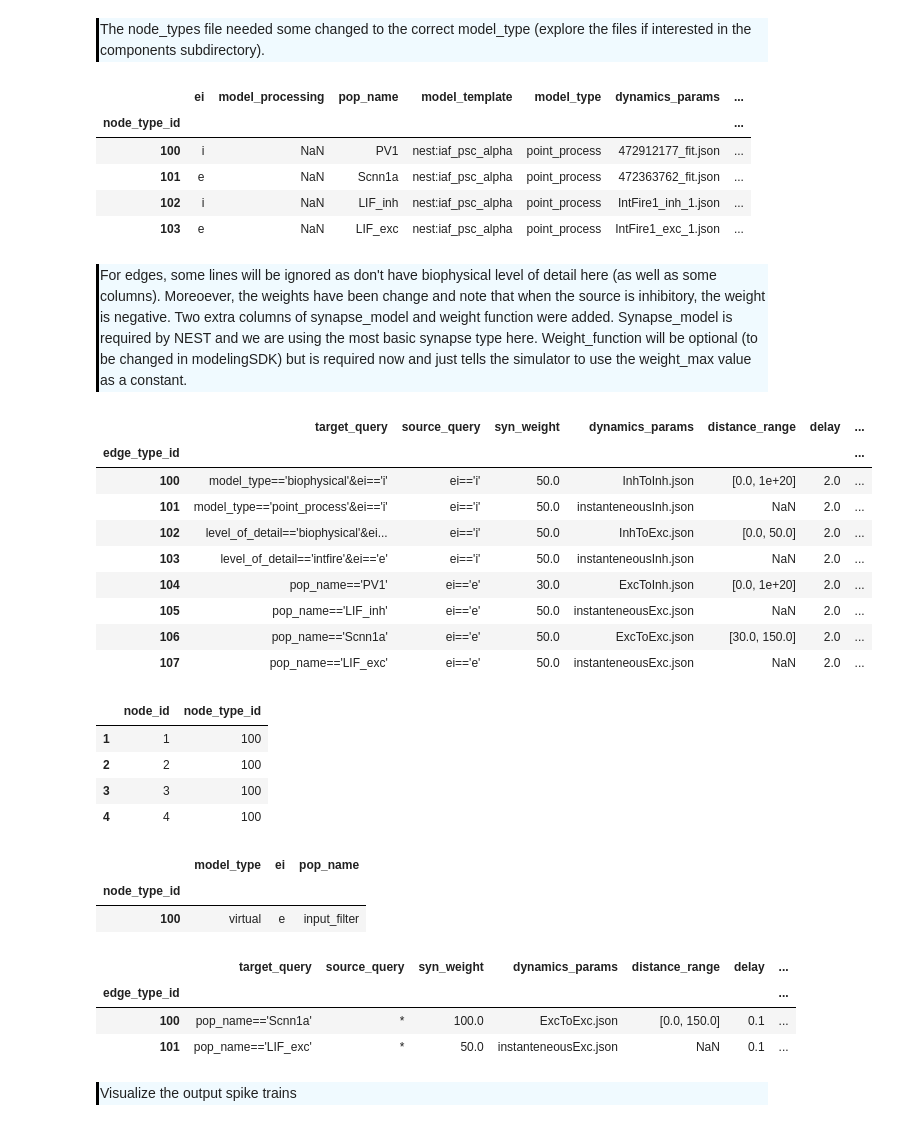
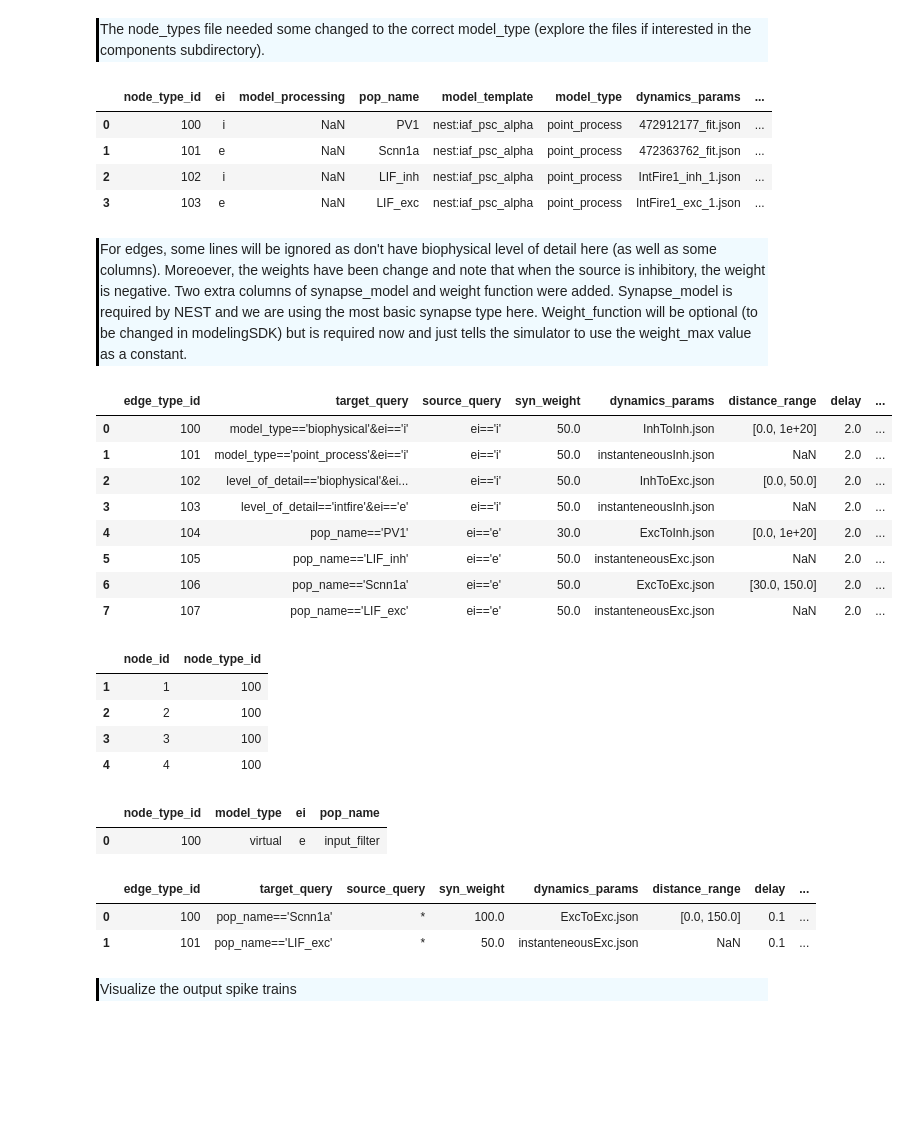
Before and after one commit to AllenInstitute/CNS_2018_Tutorial, a Jupyter notebook: bmtk/pointnet_notebook/pointnet_modeling_example.ipynb, the cells around one changed output. Drawn from its saved outputs; the diff is of its cells as text; code cells hidden in the pictures; blank space fills up the shorter version.

```diff
--- a/bmtk/pointnet_notebook/pointnet_modeling_example.ipynb
+++ b/bmtk/pointnet_notebook/pointnet_modeling_example.ipynb
@@ -105,15 +92,14 @@ The node_types file needed some changed to the correct model_type (explore the f
 </div>
 # %%
 # Show the node_types file. Note the common column is node_type_id
-node_types_DF = pd.DataFrame.from_csv(node_models_file, sep = ' ')
+node_types_DF = pd.read_csv(node_models_file, sep = ' ')
 node_types_DF
 # %% [output]
-|  | ei | model_processing | pop_name | model_template | model_type | dynamics_params | ... |
-| node_type_id |  |  |  |  |  |  | ... |
-| 100 | i | NaN | PV1 | nest:iaf_psc_alpha | point_process | 472912177_fit.json | ... |
-| 101 | e | NaN | Scnn1a | nest:iaf_psc_alpha | point_process | 472363762_fit.json | ... |
-| 102 | i | NaN | LIF_inh | nest:iaf_psc_alpha | point_process | IntFire1_inh_1.json | ... |
-| 103 | e | NaN | LIF_exc | nest:iaf_psc_alpha | point_process | IntFire1_exc_1.json | ... |
+|  | node_type_id | ei | model_processing | pop_name | model_template | model_type | dynamics_params | ... |
+| 0 | 100 | i | NaN | PV1 | nest:iaf_psc_alpha | point_process | 472912177_fit.json | ... |
+| 1 | 101 | e | NaN | Scnn1a | nest:iaf_psc_alpha | point_process | 472363762_fit.json | ... |
+| 2 | 102 | i | NaN | LIF_inh | nest:iaf_psc_alpha | point_process | IntFire1_inh_1.json | ... |
+| 3 | 103 | e | NaN | LIF_exc | nest:iaf_psc_alpha | point_process | IntFire1_exc_1.json | ... |
 # %%
 # Edges files
 edge_types_file = directory_name + 'edge_types.csv'   # Contains info. about every edge type
@@ -123,19 +109,18 @@ edges_file = directory_name + 'edges.h5'             # Contains info. about ever
 For edges, some lines will be ignored as don't have biophysical level of detail here (as well as some columns). Moreoever, the weights have been change and note that when the source is inhibitory, the weight is negative. Two extra columns of synapse_model and weight function were added. Synapse_model is required by NEST and we are using the most basic synapse type here. Weight_function will be optional (to be changed in modelingSDK) but is required now and just tells the simulator to use the weight_max value as a constant.
 </div>
 # %%
-edge_types_DF = pd.DataFrame.from_csv(edge_types_file, sep = ' ')
+edge_types_DF = pd.read_csv(edge_types_file, sep = ' ')
 edge_types_DF
 # %% [output]
-|  | target_query | source_query | syn_weight | dynamics_params | distance_range | delay | ... |
-| edge_type_id |  |  |  |  |  |  | ... |
-| 100 | model_type=='biophysical'&ei=='i' | ei=='i' | 50.0 | InhToInh.json | [0.0, 1e+20] | 2.0 | ... |
-| 101 | model_type=='point_process'&ei=='i' | ei=='i' | 50.0 | instanteneousInh.json | NaN | 2.0 | ... |
-| 102 | level_of_detail=='biophysical'&ei... | ei=='i' | 50.0 | InhToExc.json | [0.0, 50.0] | 2.0 | ... |
-| 103 | level_of_detail=='intfire'&ei=='e' | ei=='i' | 50.0 | instanteneousInh.json | NaN | 2.0 | ... |
-| 104 | pop_name=='PV1' | ei=='e' | 30.0 | ExcToInh.json | [0.0, 1e+20] | 2.0 | ... |
-| 105 | pop_name=='LIF_inh' | ei=='e' | 50.0 | instanteneousExc.json | NaN | 2.0 | ... |
-| 106 | pop_name=='Scnn1a' | ei=='e' | 50.0 | ExcToExc.json | [30.0, 150.0] | 2.0 | ... |
-| 107 | pop_name=='LIF_exc' | ei=='e' | 50.0 | instanteneousExc.json | NaN | 2.0 | ... |
+|  | edge_type_id | target_query | source_query | syn_weight | dynamics_params | distance_range | delay | ... |
+| 0 | 100 | model_type=='biophysical'&ei=='i' | ei=='i' | 50.0 | InhToInh.json | [0.0, 1e+20] | 2.0 | ... |
+| 1 | 101 | model_type=='point_process'&ei=='i' | ei=='i' | 50.0 | instanteneousInh.json | NaN | 2.0 | ... |
+| 2 | 102 | level_of_detail=='biophysical'&ei... | ei=='i' | 50.0 | InhToExc.json | [0.0, 50.0] | 2.0 | ... |
+| 3 | 103 | level_of_detail=='intfire'&ei=='e' | ei=='i' | 50.0 | instanteneousInh.json | NaN | 2.0 | ... |
+| 4 | 104 | pop_name=='PV1' | ei=='e' | 30.0 | ExcToInh.json | [0.0, 1e+20] | 2.0 | ... |
+| 5 | 105 | pop_name=='LIF_inh' | ei=='e' | 50.0 | instanteneousExc.json | NaN | 2.0 | ... |
+| 6 | 106 | pop_name=='Scnn1a' | ei=='e' | 50.0 | ExcToExc.json | [30.0, 150.0] | 2.0 | ... |
+| 7 | 107 | pop_name=='LIF_exc' | ei=='e' | 50.0 | instanteneousExc.json | NaN | 2.0 | ... |
 # %%
 # Output file names
 directory_name = 'network/source_input/'
@@ -156,20 +141,18 @@ input_nodes_DF[1:5]
 | 4 | 4 | 100 |
 # %%
 # Print the external node types
-input_node_types_DF = pd.DataFrame.from_csv(input_models_file, sep = ' ')
+input_node_types_DF = pd.read_csv(input_models_file, sep = ' ')
 input_node_types_DF
 # %% [output]
-|  | model_type | ei | pop_name |
-| node_type_id |  |  |  |
-| 100 | virtual | e | input_filter |
+|  | node_type_id | model_type | ei | pop_name |
+| 0 | 100 | virtual | e | input_filter |
 # %%
-input_edge_types_DF = pd.DataFrame.from_csv(input_edge_types_file, sep = ' ')
+input_edge_types_DF = pd.read_csv(input_edge_types_file, sep = ' ')
 input_edge_types_DF
 # %% [output]
-|  | target_query | source_query | syn_weight | dynamics_params | distance_range | delay | ... |
-| edge_type_id |  |  |  |  |  |  | ... |
-| 100 | pop_name=='Scnn1a' | * | 100.0 | ExcToExc.json | [0.0, 150.0] | 0.1 | ... |
-| 101 | pop_name=='LIF_exc' | * | 50.0 | instanteneousExc.json | NaN | 0.1 | ... |
+|  | edge_type_id | target_query | source_query | syn_weight | dynamics_params | distance_range | delay | ... |
+| 0 | 100 | pop_name=='Scnn1a' | * | 100.0 | ExcToExc.json | [0.0, 150.0] | 0.1 | ... |
+| 1 | 101 | pop_name=='LIF_exc' | * | 50.0 | instanteneousExc.json | NaN | 0.1 | ... |
 # %% [markdown]
 <div style="border-left: 3px solid #000; padding: 1px; padding-left: 10px; background: #F0FAFF; ">
 Visualize the output spike trains
```
Also changed, not shown: parts of 4 cells of this notebook, 31 other files.
